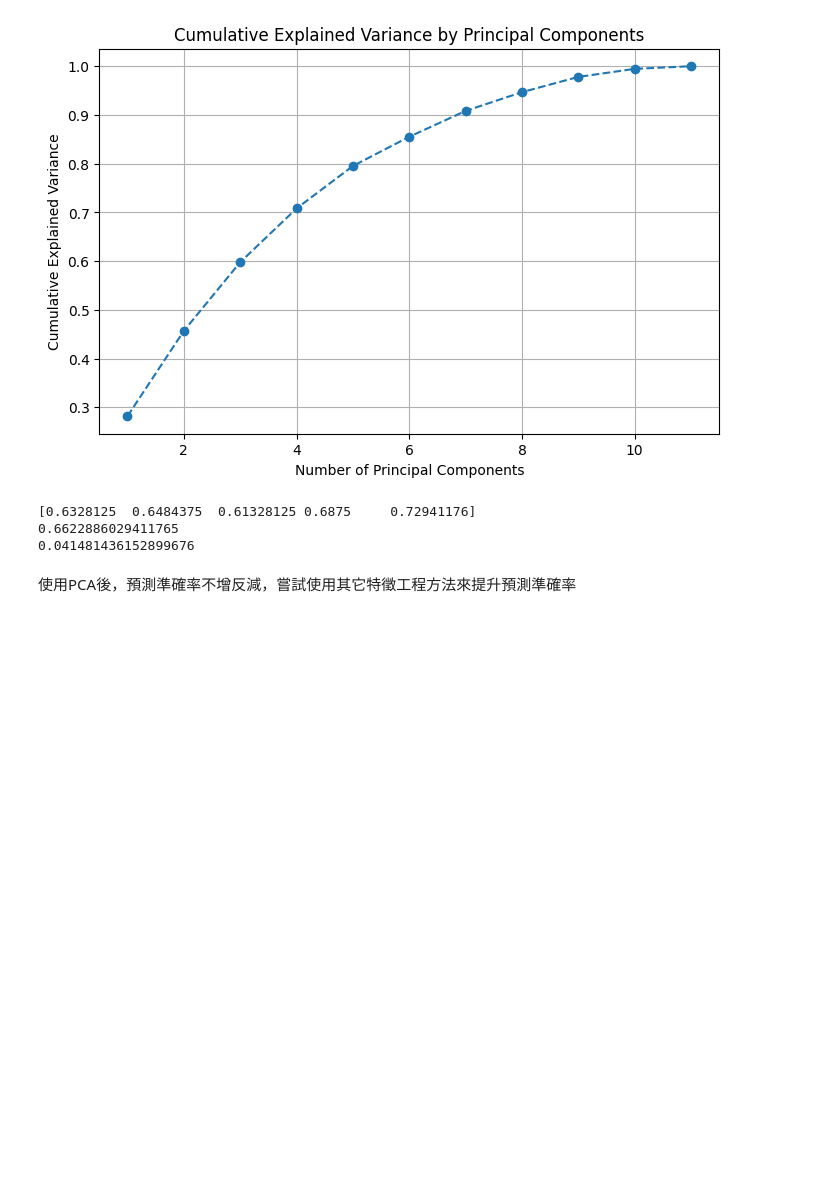
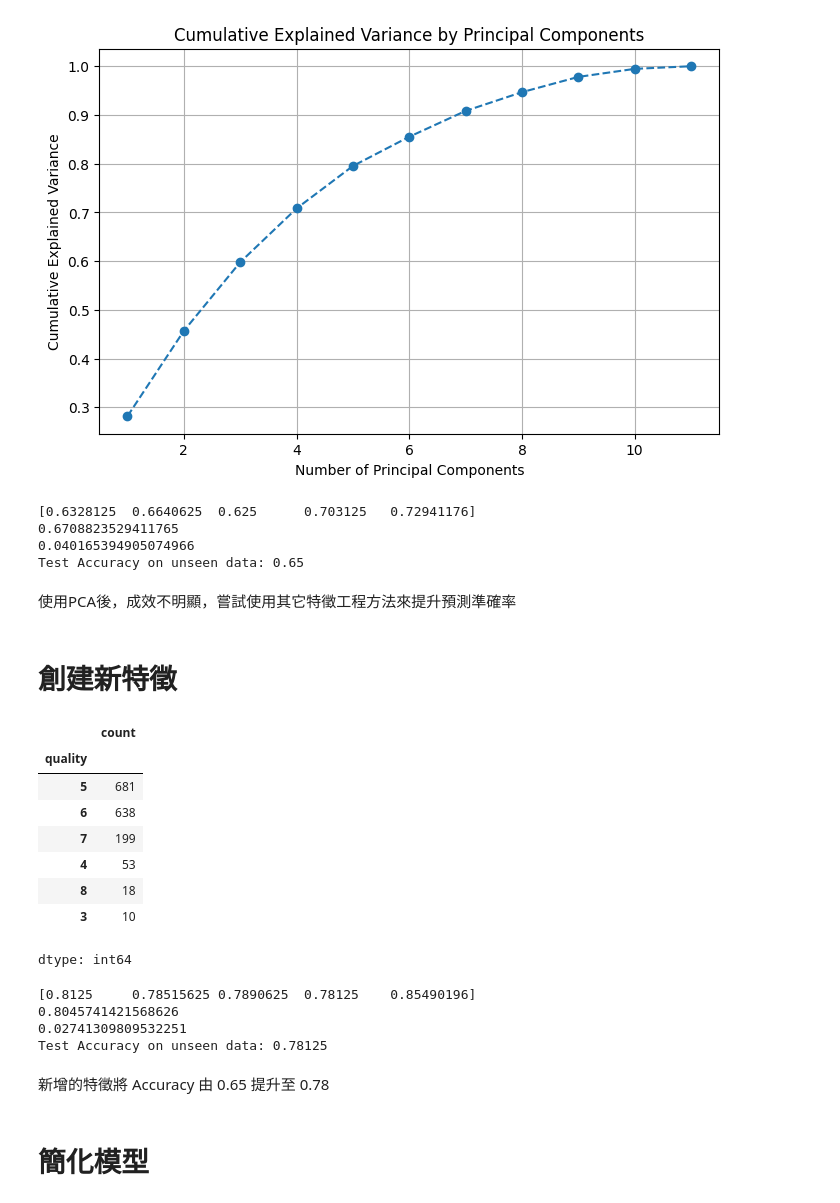
Before and after one commit to JerryLiu789/Prediction-of-quality-of-Wine, a Jupyter notebook: Prediction_of_quality_of_Wine.ipynb, the cells around one changed output. Cells and saved outputs as stored; diff of their text form; code cells hidden in the pictures; blank space fills up the shorter version.

```diff
--- a/Prediction_of_quality_of_Wine.ipynb
+++ b/Prediction_of_quality_of_Wine.ipynb
@@ -175,14 +184,66 @@ final_data = pd.concat([X_pca_df, y.reset_index(drop=True)], axis=1)
 
 # 訓練隨機森林模型
 X_train, X_test, y_train, y_test = train_test_split(X_pca_df, y, test_size = 0.2, random_state = 42)
-rfc = RandomForestClassifier(n_estimators=200)
+rfc = RandomForestClassifier(n_estimators=200, random_state=42)
 rfc_eval = cross_val_score(estimator = rfc, X = X_train, y = y_train, cv = 5)
 print(rfc_eval)
 print(rfc_eval.mean())
 print(rfc_eval.std())
+
+# 在測試集上進行最終評估
+rfc.fit(X_train, y_train)  # 在整個訓練集上訓練模型
+test_accuracy = rfc.score(X_test, y_test)
+print("Test Accuracy on unseen data:", test_accuracy)
 # %% [output]
-[0.6328125  0.6484375  0.61328125 0.6875     0.72941176]
-0.6622886029411765
-0.041481436152899676
+[0.6328125  0.6640625  0.625      0.703125   0.72941176]
+0.6708823529411765
+0.040165394905074966
+Test Accuracy on unseen data: 0.65
 # %% [markdown]
-使用PCA後，預測準確率不增反減，嘗試使用其它特徵工程方法來提升預測準確率
+使用PCA後，成效不明顯，嘗試使用其它特徵工程方法來提升預測準確率
+# %% [markdown]
+# 創建新特徵
+# %%
+# 查看標籤分佈狀況
+
+df['quality'].value_counts()
+# %% [output]
+|  | count |
+| quality |  |
+| 5 | 681 |
+| 6 | 638 |
+| 7 | 199 |
+| 4 | 53 |
+| 8 | 18 |
+| 3 | 10 |
+dtype: int64
+# %%
+# 新建新特徵，quality= 3、4 時 quality_class=0 ,quality= 5、6 時 quality_class=1 ,quality= 7、8 時 quality_class=2 ,
+
+df_train2 = df.copy()
+
+df_train2['quality_class'] = df_train2['quality'].apply(lambda x: 0 if x in [3, 4] else 1 if x in [5, 6] else 2)
+
+X = df_train2.drop('quality', axis = 1)
+y = df_train2['quality']
+
+X_train, X_test, y_train, y_test = train_test_split(X, y, test_size = 0.2, random_state = 42)
+rfc = RandomForestClassifier(n_estimators=200, random_state=42)
+rfc_eval = cross_val_score(estimator = rfc, X = X_train, y = y_train, cv = 5)
+print(rfc_eval)
+print(rfc_eval.mean())
+print(rfc_eval.std())
+
+# 在測試集上進行最終評估
+rfc.fit(X_train, y_train)  # 在整個訓練集上訓練模型
+test_accuracy = rfc.score(X_test, y_test)
+print("Test Accuracy on unseen data:", test_accuracy)
+# %% [output]
+[0.8125     0.78515625 0.7890625  0.78125    0.85490196]
+0.8045741421568626
+0.02741309809532251
+Test Accuracy on unseen data: 0.78125
+# %% [markdown]
+新增的特徵將 Accuracy 由 0.65 提升至 0.78
+# %% [markdown]
+# 簡化模型
```
Also changed, not shown: parts of 12 cells of this notebook.
